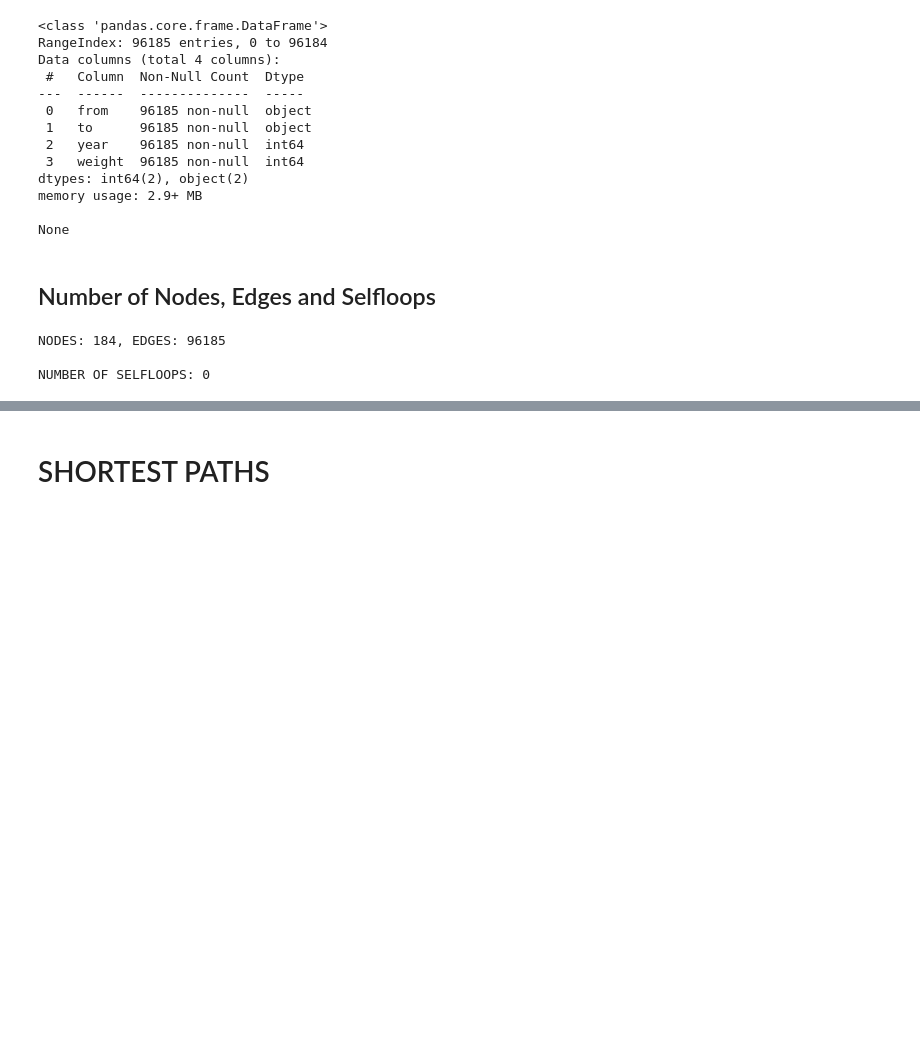
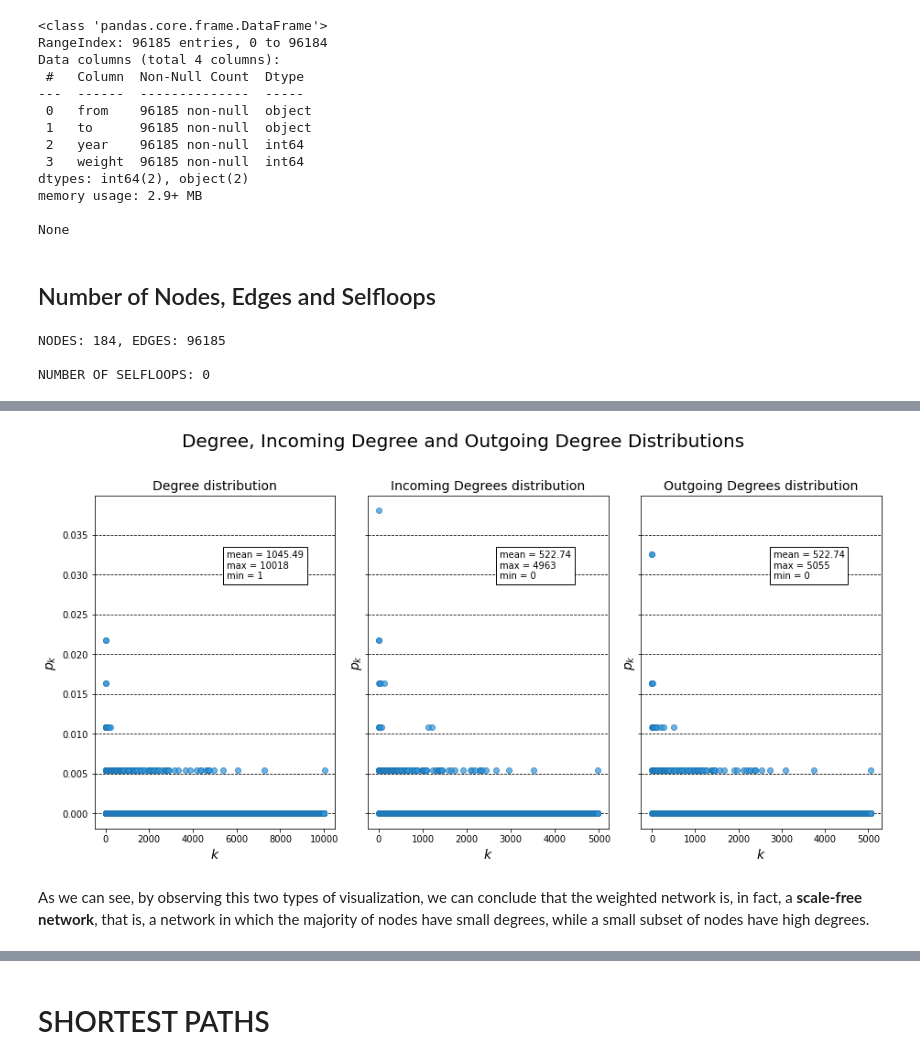
Before and after one commit to kdd-lab/2020_Ricciarelli, a Jupyter notebook: code/notebook/weighted_network_analysis.ipynb, the cells around one changed output, grey strips where cells are left out. Saved outputs shown, nothing was run; the diff lists cells and outputs as text; code cells hidden in the pictures; blank space fills up the shorter version.

```diff
--- a/code/notebook/weighted_network_analysis.ipynb
+++ b/code/notebook/weighted_network_analysis.ipynb
@@ -179,0 +178,41 @@ NODES WITH MAX OUT DEGREE: ['United States'], NODES WITH MIN DEGREE: ['Guinea',
+# %%
+fig, axs = plt.subplots(nrows=1, ncols=3, sharey=True,figsize=(13, 7))
+fig.suptitle('Degree, Incoming Degree and Outgoing Degree Distributions',
+    fontsize=20)
+
+for i, d in enumerate([degree, in_degree, out_degree]):
+    title = None
+
+    if i == 0:
+        title = 'Degree distribution'
+    elif i == 1:
+        title = 'Incoming Degrees distribution'
+    else:
+        title = 'Outgoing Degrees distribution'
+
+    c, countdict_pdf = Counter(d), dict()
+
+    for deg in np.arange(min(d), max(d) + 1):
+        countdict_pdf[deg] = (c[deg] / len(d)) if deg in c.keys() else 0.
+
+    axs[i].scatter(list(countdict_pdf.keys()), list(countdict_pdf.values()),
+                   zorder=2, alpha=0.7,color='#3296dc', edgecolor='#1f77b4')
+    axs[i].set_title(title, fontsize=14)
+    axs[i].set_xlabel(r'$k$', fontsize=14)
+    axs[i].set_ylabel(r'$p_k$', fontsize=14)
+    axs[i].grid(axis='y', linestyle='--', color='black', zorder=1)
+    axs[i].text(0.55, 0.75, 'mean = {}\nmax = {}\nmin = {}'
+                .format(round(np.mean(d), 2), max(d), min(d)),
+               bbox=dict(facecolor='white', edgecolor='black'),
+               transform=axs[i].transAxes)
+
+fig.tight_layout(rect=[0, 0.03, 1, 0.90])
+
+fig.savefig('./images/degrees_distributions_scatter.pdf', format='pdf',
+            bbox_inches='tight')
+# %% [output]
+[figure, added]
+# %% [markdown]
+As we can see, by observing this two types of visualization, we can conclude that the weighted network is, in
+fact, a **scale-free network**, that is, a network in which the majority of nodes have small degrees, while a
+small subset of nodes have high degrees.
```
Also changed, not shown: parts of 14 cells of this notebook, 5 other files.
